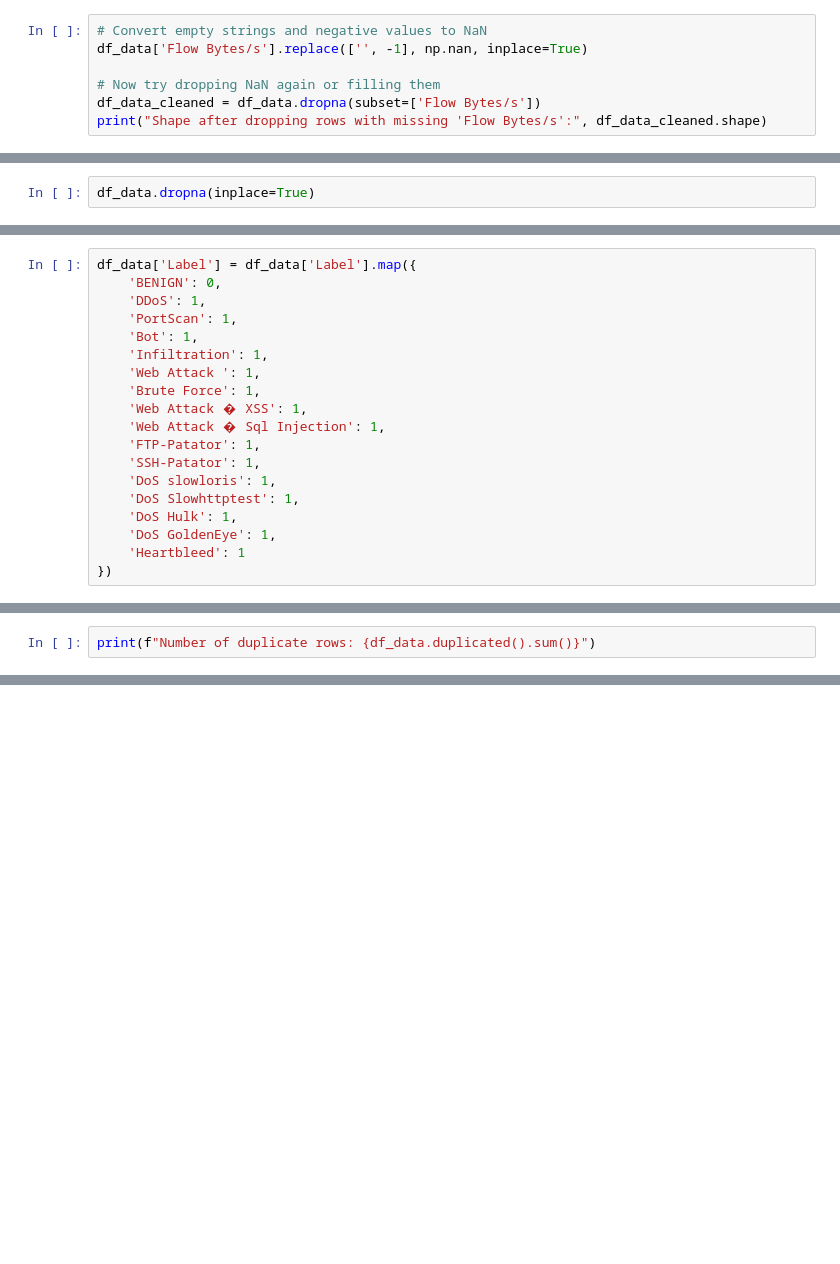
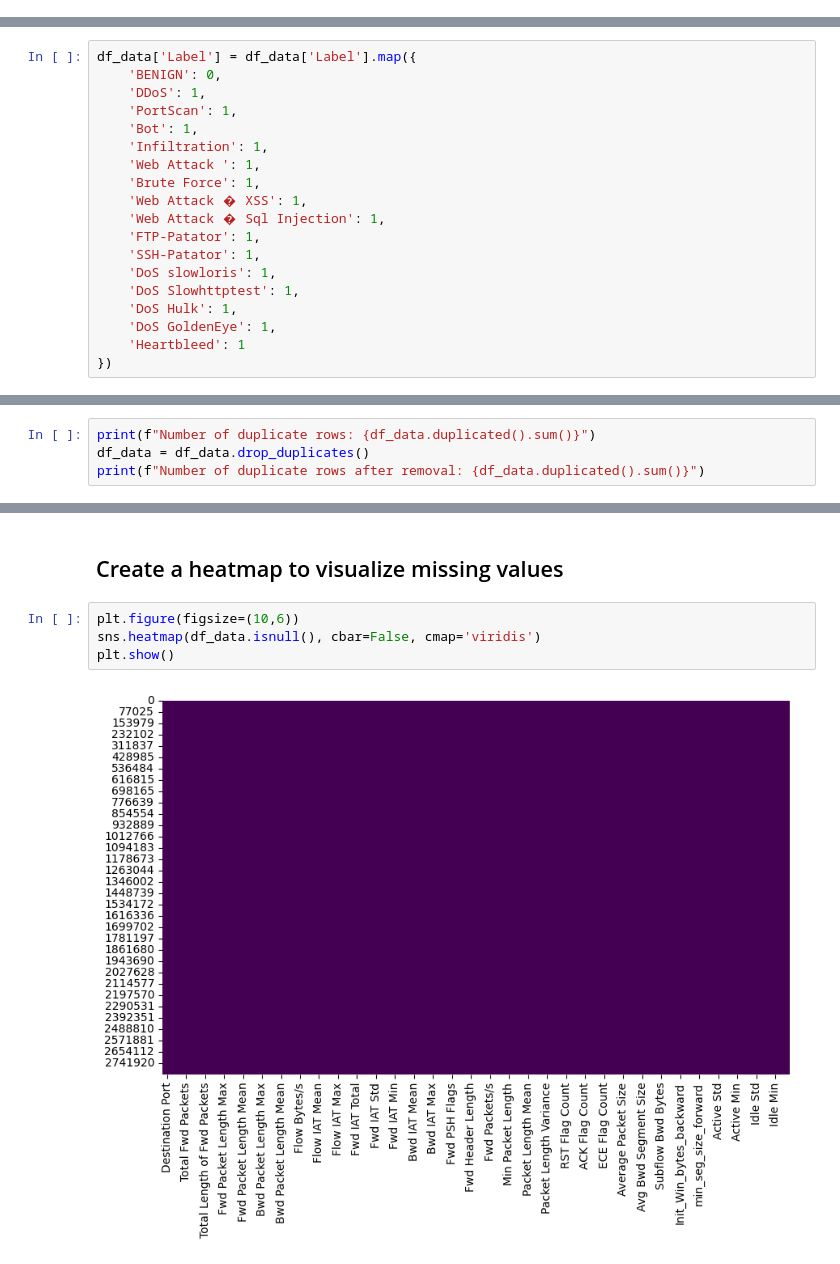
Before and after one commit to asmaemou/Capstone_Notebook, a Jupyter notebook: CIC_Notebook.ipynb, the cells around one changed output, grey strips where cells are left out. Drawn from its saved outputs; the diff is of its cells as text; blank space fills up the shorter version.

```diff
--- a/CIC_Notebook.ipynb
+++ b/CIC_Notebook.ipynb
@@ -155,7 +202,0 @@ print(df_data[df_data['Flow Bytes/s'].isna() | (df_data['Flow Bytes/s'] == '') |
-# %%
-# Convert empty strings and negative values to NaN
-df_data['Flow Bytes/s'].replace(['', -1], np.nan, inplace=True)
-
-# Now try dropping NaN again or filling them
-df_data_cleaned = df_data.dropna(subset=['Flow Bytes/s'])
-print("Shape after dropping rows with missing 'Flow Bytes/s':", df_data_cleaned.shape)
@@ -271,2 +268,0 @@ df_data.replace([np.inf, -np.inf], np.nan, inplace=True)
-# %%
-df_data.dropna(inplace=True)
@@ -387,2 +367,4 @@ df_data.isnull().sum()
 # %%
 print(f"Number of duplicate rows: {df_data.duplicated().sum()}")
+df_data = df_data.drop_duplicates()
+print(f"Number of duplicate rows after removal: {df_data.duplicated().sum()}")
@@ -388,0 +381,8 @@ print(f"Number of duplicate rows: {df_data.duplicated().sum()}")
+# %% [markdown]
+## Create a heatmap to visualize missing values
+# %%
+plt.figure(figsize=(10,6))
+sns.heatmap(df_data.isnull(), cbar=False, cmap='viridis')
+plt.show()
+# %% [output]
+[figure, added]
```
Also changed, not shown: parts of 79 cells of this notebook.
